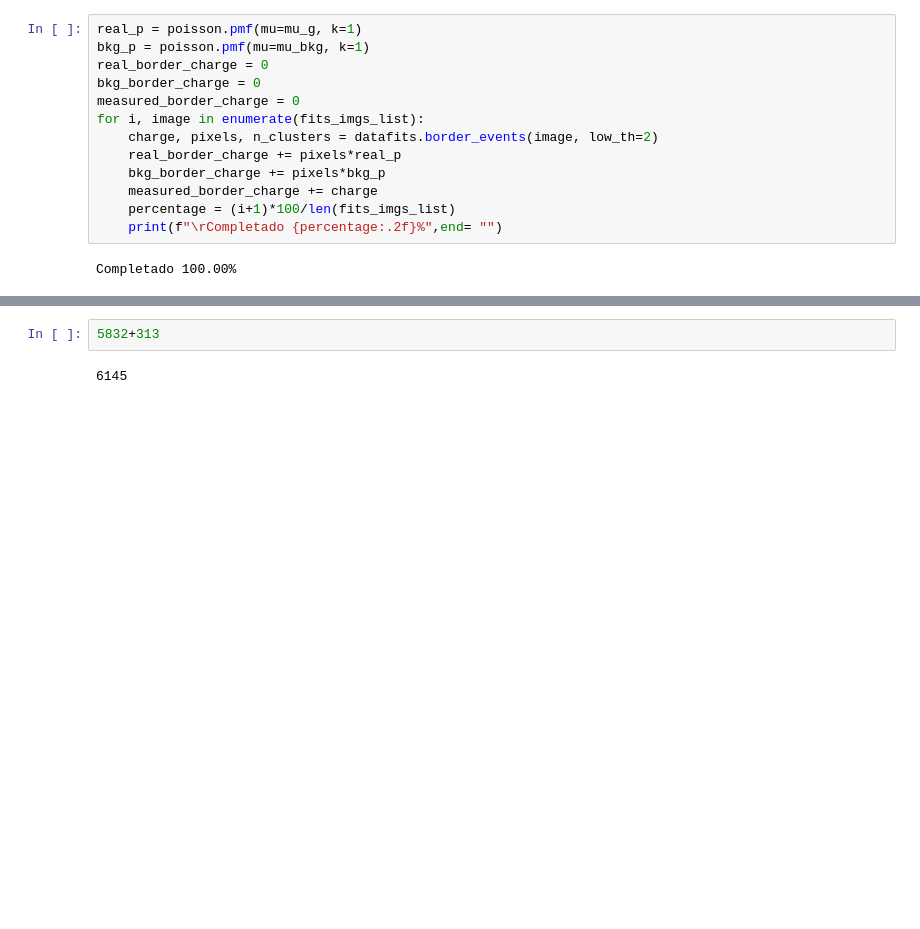
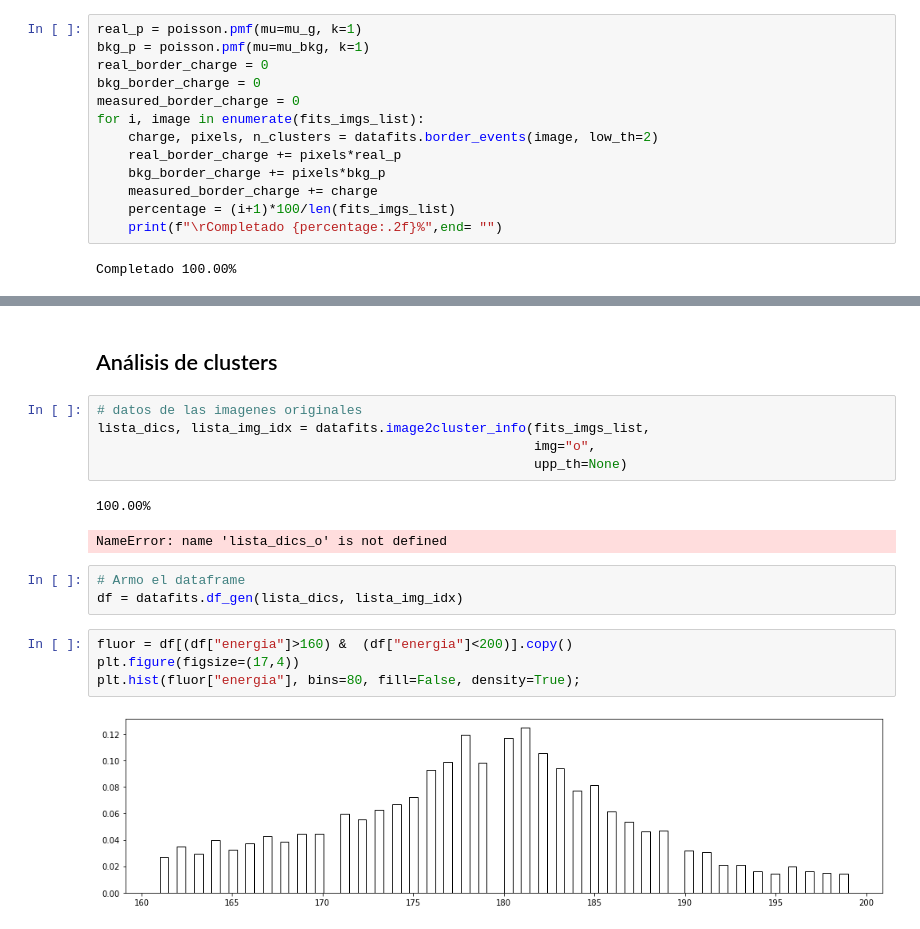
Before and after one commit to Igna11/Tesis-Skipper, a Jupyter notebook: Analisis_Imagenes_descomposicion_eventos.ipynb, the cells around one changed output, grey strips where cells are left out. Saved outputs shown, nothing was run; the diff lists cells and outputs as text; blank space fills up the shorter version.

```diff
--- a/Analisis_Imagenes_descomposicion_eventos.ipynb
+++ b/Analisis_Imagenes_descomposicion_eventos.ipynb
@@ -165,5 +168,20 @@ Carga espuria esperada: 5832.20
 Carga medida: 6538.00
-# %%
-5832+313
-# %% [output]
-6145
+# %% [markdown]
+## Análisis de clusters
+# %%
+# datos de las imagenes originales
+lista_dics, lista_img_idx = datafits.image2cluster_info(fits_imgs_list,
+                                                        img="o",
+                                                        upp_th=None)
+# %% [output]
+100.00%
+NameError: name 'lista_dics_o' is not defined
+# %%
+# Armo el dataframe
+df = datafits.df_gen(lista_dics, lista_img_idx)
+# %%
+fluor = df[(df["energia"]>160) &  (df["energia"]<200)].copy()
+plt.figure(figsize=(17,4))
+plt.hist(fluor["energia"], bins=80, fill=False, density=True);
+# %% [output]
+[figure, added]
```
Also changed, not shown: parts of 13 cells of this notebook, 2 other files.
